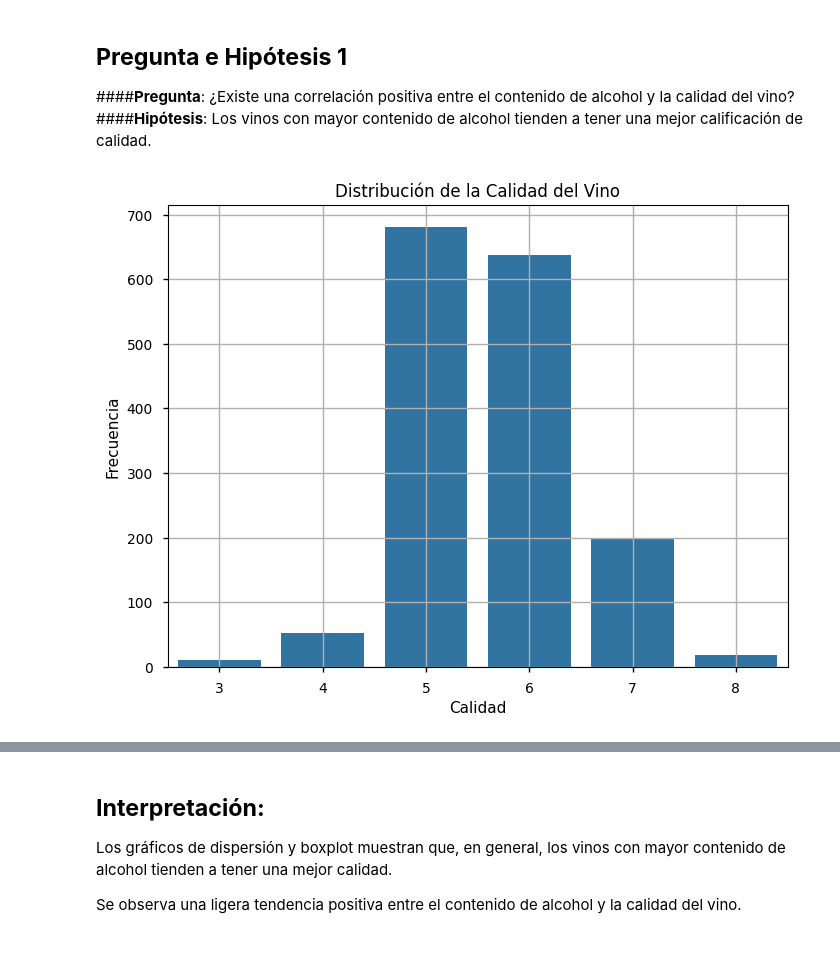
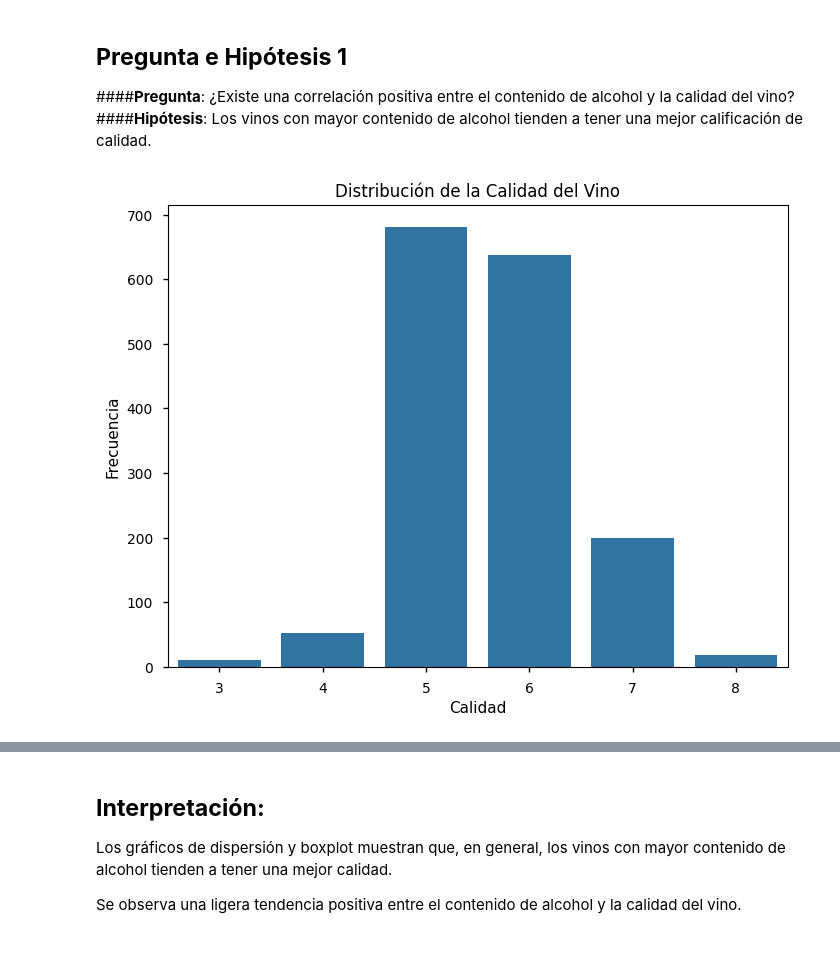
Before and after one commit to tdiego74/Clase_Data_Science_I_PBLC, a Jupyter notebook: ProyectoDS_ParteII_Tocci.ipynb, the cells around one changed output, grey strips where cells are left out. Saved outputs shown, nothing was run; the diff lists cells and outputs as text; code cells hidden in the pictures.

```diff
--- a/ProyectoDS_ParteII_Tocci.ipynb
+++ b/ProyectoDS_ParteII_Tocci.ipynb
@@ -179,13 +179,13 @@ mpl.style.use('seaborn-v0_8-notebook')
 # %%
 fig, ax = plt.subplots(figsize=(8, 6))
 sns.countplot(x='Calidad', data=df)
 ax.set_title('Distribución de la Calidad del Vino')
 ax.set_xlabel('Calidad')
 ax.set_ylabel('Frecuencia')
-ax.grid(True)
+ax.grid(False)
 plt.show()
 # %% [output]
-[figure, old version]
+[figure, new version]
 # %%
 # Histograma del Alcohol (Univariado)
 plt.figure(figsize=(8, 6))
```
Also changed, not shown: parts of 8 cells of this notebook.
